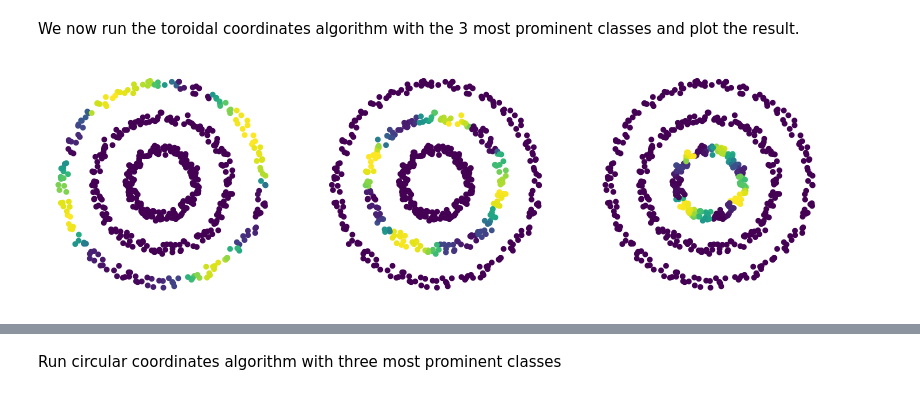
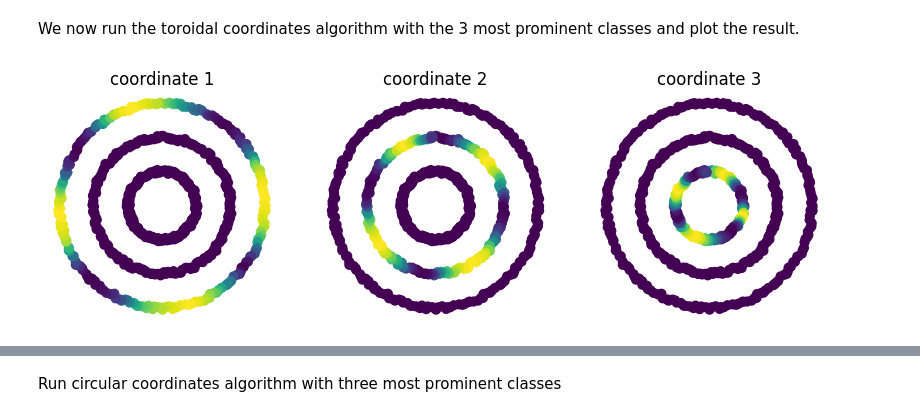
Before and after one commit to scikit-tda/DREiMac, a Jupyter notebook: notebooks/bullseye.ipynb, the cells around one changed output, grey strips where cells are left out. Cells and saved outputs as stored; diff of their text form; code cells hidden in the pictures.

```diff
--- a/notebooks/bullseye.ipynb
+++ b/notebooks/bullseye.ipynb
@@ -24,22 +27,26 @@ plot_diagrams(tc.dgms_)
 # %% [markdown]
 We now run the toroidal coordinates algorithm with the 3 most prominent classes and plot the result.
-# %%
-perc = 0.2
-cohomology_classes = [0, 1, 2]
-toroidal_coords = tc.get_coordinates(
-    perc=perc, cocycle_idxs=cohomology_classes, standard_range=False
-)
-
-t_col1 = CircleMapUtils.levelset_coloring(toroidal_coords[0])
-t_col2 = CircleMapUtils.levelset_coloring(toroidal_coords[1])
-t_col3 = CircleMapUtils.levelset_coloring(toroidal_coords[2])
-
-# the three circle-valued maps returned by toroidal coordinates
-PlotUtils.plot_2d_scatter_with_different_colorings(
-    X, [t_col1, t_col2, t_col3], point_size=10
-)
-# %% [output]
-[figure, removed]
+# %%
+perc = 0.1
+cohomology_classes = [0, 1, 2]
+
+toroidal_coords = tc.get_coordinates(perc=perc, cocycle_idxs=cohomology_classes)
+
+colorings = [
+    CircleMapUtils.levelset_coloring(toroidal_coords[0]),
+    CircleMapUtils.levelset_coloring(toroidal_coords[1]),
+    CircleMapUtils.levelset_coloring(toroidal_coords[2]),
+]
+
+plt.figure(figsize=(10, 4))
+for i, coloring in enumerate(colorings):
+    plt.subplot(1, len(colorings), i + 1)
+    plt.scatter(X[:, 0], X[:, 1], s=40, c=coloring, cmap="viridis")
+    plt.title("coordinate " + str(i+1))
+    plt.gca().set_aspect("equal")
+    _ = plt.axis("off")
+# %% [output]
+[figure, added]
 # %%
 # the sum of the three maps returned by toroidal coordinates
 
```
Also changed, not shown: parts of 14 cells of this notebook, 15 other files.
